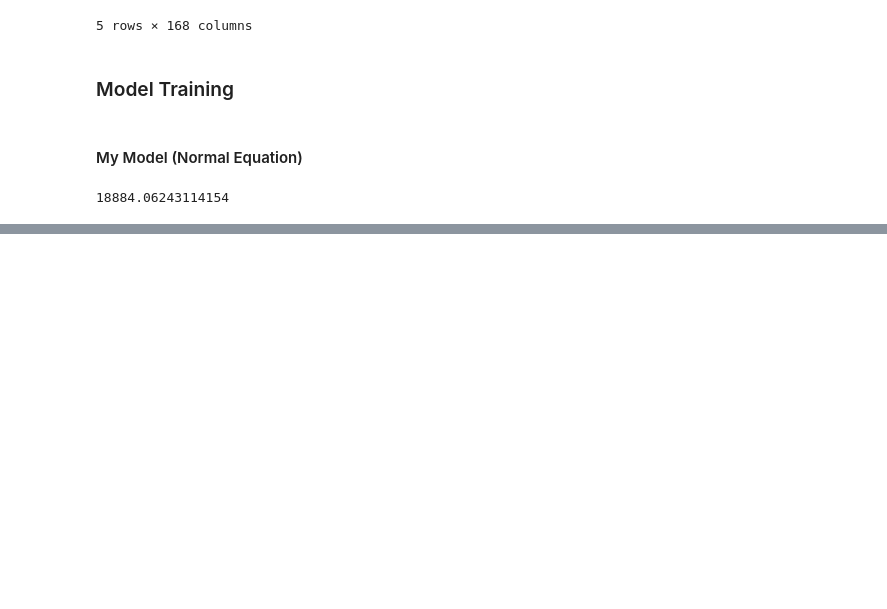
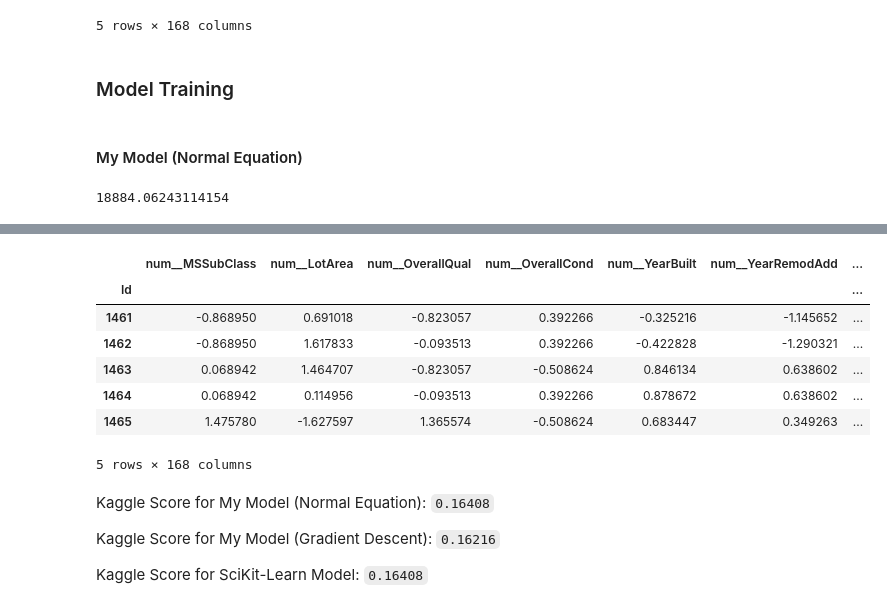
Before and after one commit to Sam50x/ML-from-Scratch, a Jupyter notebook: 1 - Linear Regression/notebook.ipynb, the cells around one changed output, grey strips where cells are left out. Drawn from its saved outputs; the diff is of its cells as text; code cells hidden in the pictures; blank space fills up the shorter version.

```diff
--- a/1 - Linear Regression/notebook.ipynb
+++ b/1 - Linear Regression/notebook.ipynb
@@ -438,0 +435,13 @@ Kaggle score at [House Prices](https://www.kaggle.com/competitions/house-prices-
+# %%
+X_test_preprocessed = preprocessor.transform(test_df)
+
+X_test_preprocessed.head()
+# %% [output]
+|  | num__MSSubClass | num__LotArea | num__OverallQual | num__OverallCond | num__YearBuilt | num__YearRemodAdd | ... |
+| Id |  |  |  |  |  |  | ... |
+| 1461 | -0.868950 | 0.691018 | -0.823057 | 0.392266 | -0.325216 | -1.145652 | ... |
+| 1462 | -0.868950 | 1.617833 | -0.093513 | 0.392266 | -0.422828 | -1.290321 | ... |
+| 1463 | 0.068942 | 1.464707 | -0.823057 | -0.508624 | 0.846134 | 0.638602 | ... |
+| 1464 | 0.068942 | 0.114956 | -0.093513 | 0.392266 | 0.878672 | 0.638602 | ... |
+| 1465 | 1.475780 | -1.627597 | 1.365574 | -0.508624 | 0.683447 | 0.349263 | ... |
+5 rows × 168 columns
@@ -438,0 +464,6 @@ Kaggle score at [House Prices](https://www.kaggle.com/competitions/house-prices-
+# %% [markdown]
+Kaggle Score for My Model (Normal Equation): `0.16408`
+
+Kaggle Score for My Model (Gradient Descent): `0.16216`
+
+Kaggle Score for SciKit-Learn Model: `0.16408`
```
Also changed, not shown: parts of 29 cells of this notebook, 3 other files.
